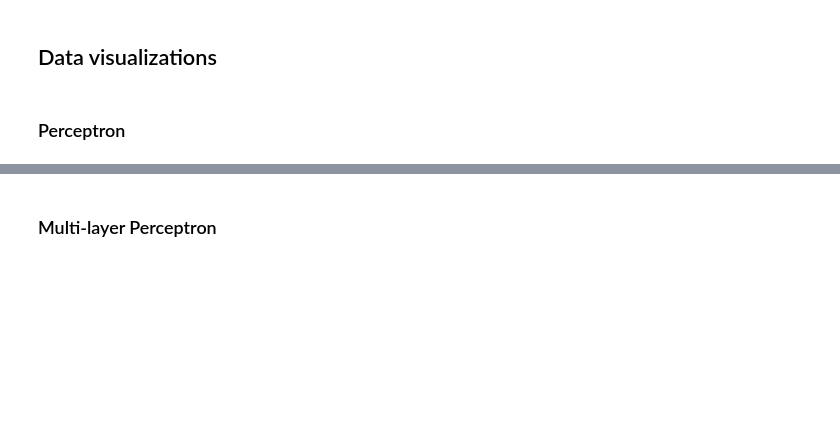
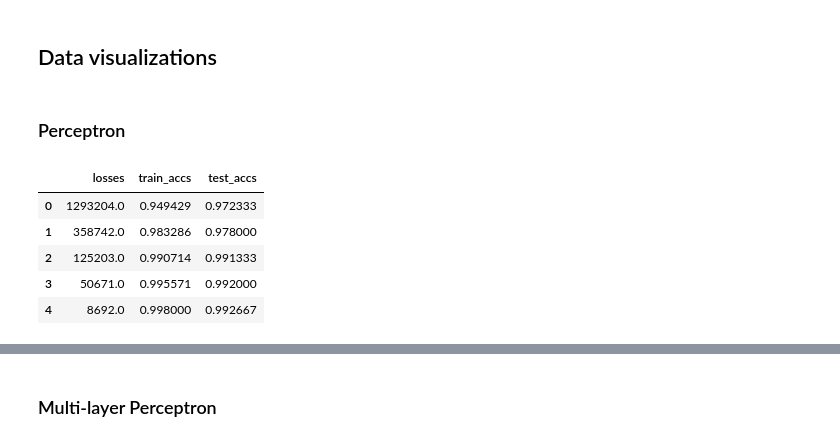
Before and after one commit to yanweiser/ML_final_project_WEISER, a Jupyter notebook: final_project_WEISER.ipynb, the cells around one changed output, grey strips where cells are left out. Saved outputs shown, nothing was run; the diff lists cells and outputs as text; code cells hidden in the pictures; blank space fills up the shorter version.

```diff
--- a/final_project_WEISER.ipynb
+++ b/final_project_WEISER.ipynb
@@ -168,10 +254,17 @@ _ = display.ax_.set_title("MLP")
 # %% [markdown]
 ### Perceptron
 # %%
-with open(os.path.join('results', 'perceptron2.json'), 'r') as f:
+with open(os.path.join('results', 'perc3.json'), 'r') as f:
     data = json.load(f)
 df = pd.DataFrame(data)
 df.head()
+# %% [output]
+|  | losses | train_accs | test_accs |
+| 0 | 1293204.0 | 0.949429 | 0.972333 |
+| 1 | 358742.0 | 0.983286 | 0.978000 |
+| 2 | 125203.0 | 0.990714 | 0.991333 |
+| 3 | 50671.0 | 0.995571 | 0.992000 |
+| 4 | 8692.0 | 0.998000 | 0.992667 |
 # %%
 fig = plt.figure(dpi=180)
 ax = fig.add_axes([0,0,1,1])
```
Also changed, not shown: parts of 13 cells of this notebook, 6 other files.
